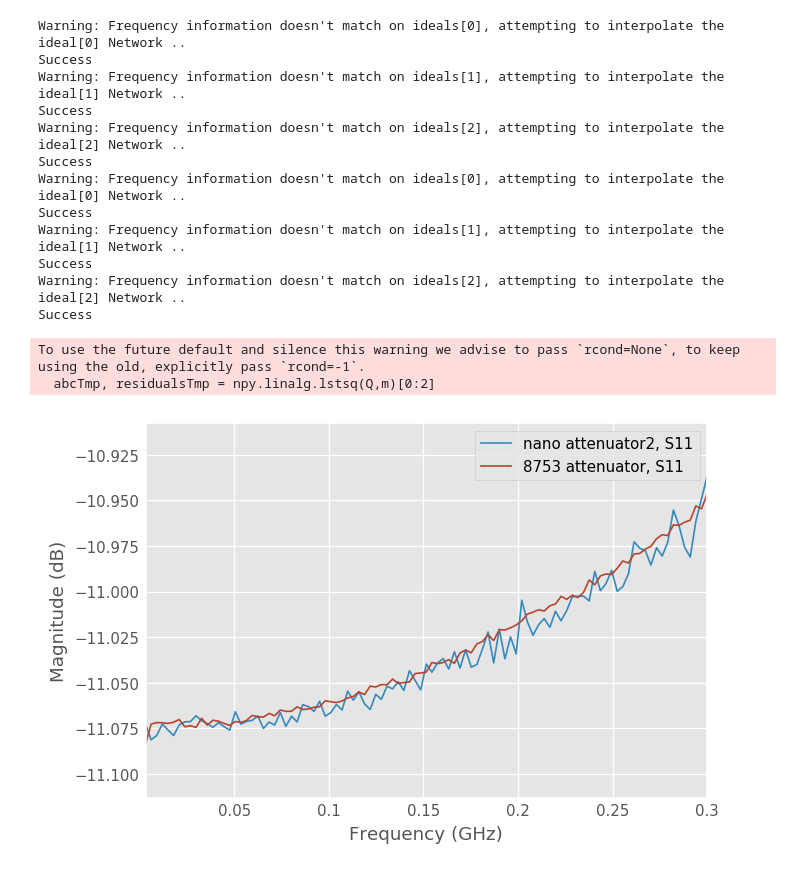
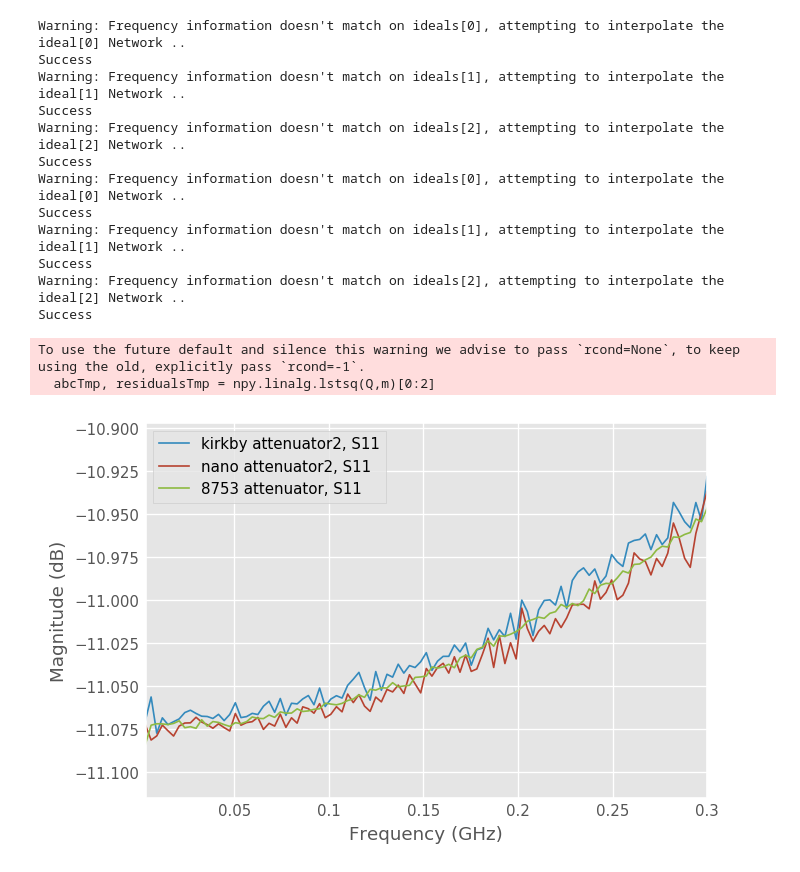
Before and after one commit to hendorog/nanovna_test, a Jupyter notebook: NanoVNA test.ipynb, the cells around one changed output. Saved outputs shown, nothing was run; the diff lists cells and outputs as text; code cells hidden in the pictures.

```diff
--- a/NanoVNA test.ipynb
+++ b/NanoVNA test.ipynb
@@ -27,31 +27,32 @@ hp8753_caled_duts = [cal_8753.apply_cal(dut) for dut in duts.values()]
 
 #caled_duts[1].plot_s_db()
 #caled_duts[2].plot_s_db()
 
+nano_caled_duts[4].plot_s_db()
 nano_caled_duts[5].plot_s_db()
 hp8753_caled_duts[0].plot_s_db()
 
 nano_caled_duts[5].write_touchstone('nano_attenuator_output', 'data/output')
 hp8753_caled_duts[0].write_touchstone('8753_attenuator_output', 'data/output')
 
 #caled_duts[3].plot_s_db()
 #ref['kirkby attenuator 0092'].plot_s_db()
 
 ##duts['nano short'].plot_s_db()
 ##duts['nano open'].plot_s_db()
 # %% [output]
 Warning: Frequency information doesn't match on ideals[0], attempting to interpolate the ideal[0] Network ..
 Success
 Warning: Frequency information doesn't match on ideals[1], attempting to interpolate the ideal[1] Network ..
 Success
 Warning: Frequency information doesn't match on ideals[2], attempting to interpolate the ideal[2] Network ..
 Success
 Warning: Frequency information doesn't match on ideals[0], attempting to interpolate the ideal[0] Network ..
 Success
 Warning: Frequency information doesn't match on ideals[1], attempting to interpolate the ideal[1] Network ..
 Success
 Warning: Frequency information doesn't match on ideals[2], attempting to interpolate the ideal[2] Network ..
 Success
 To use the future default and silence this warning we advise to pass `rcond=None`, to keep using the old, explicitly pass `rcond=-1`.
   abcTmp, residualsTmp = npy.linalg.lstsq(Q,m)[0:2]
-[figure, old version]
+[figure, new version]
```
Also changed, not shown: parts of 1 cell of this notebook.
